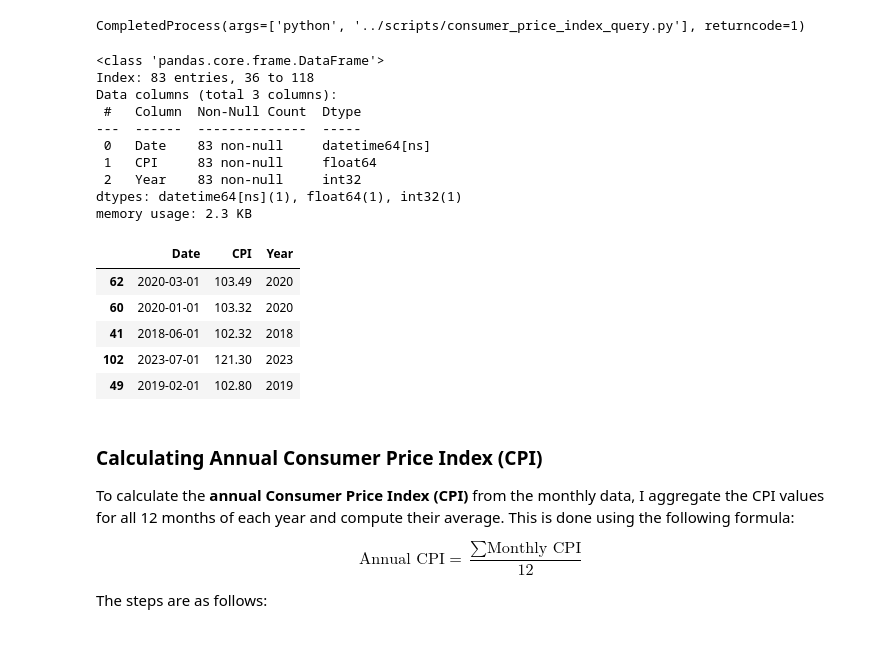
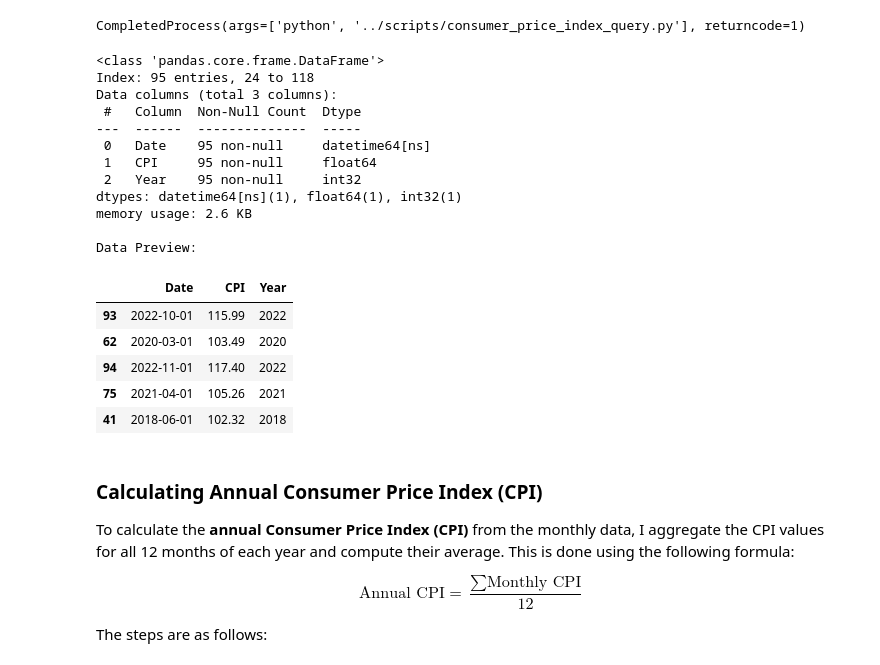
Before and after one commit to armanatory/DATA-MigriAnalysis, a Jupyter notebook: notebooks/Migri_Salary_Comparison_2018_2025.ipynb, the cells around one changed output. Cells and saved outputs as stored; diff of their text form; code cells hidden in the pictures.

```diff
--- a/notebooks/Migri_Salary_Comparison_2018_2025.ipynb
+++ b/notebooks/Migri_Salary_Comparison_2018_2025.ipynb
@@ -119,28 +119,32 @@ CompletedProcess(args=['python', '../scripts/consumer_price_index_query.py'], re
 # %%
 cpi_file_path = '../data/consumer_price_index.csv'
 cpi_df = pd.read_csv(cpi_file_path)
 cpi_df['Date'] = pd.to_datetime(cpi_df['Date'])
 cpi_df['Year'] = cpi_df['Date'].dt.year
-cpi_df = cpi_df[cpi_df['Year'] >= 2018]
+cpi_df = cpi_df[cpi_df['Year'] >= 2017]
 cpi_df.info()
+
+print("\nData Preview:")
 cpi_df.sample(5)
 # %% [output]
 <class 'pandas.core.frame.DataFrame'>
-Index: 83 entries, 36 to 118
+Index: 95 entries, 24 to 118
 Data columns (total 3 columns):
  #   Column  Non-Null Count  Dtype
 ---  ------  --------------  -----
- 0   Date    83 non-null     datetime64[ns]
- 1   CPI     83 non-null     float64
- 2   Year    83 non-null     int32
+ 0   Date    95 non-null     datetime64[ns]
+ 1   CPI     95 non-null     float64
+ 2   Year    95 non-null     int32
 dtypes: datetime64[ns](1), float64(1), int32(1)
-memory usage: 2.3 KB
+memory usage: 2.6 KB
+
+Data Preview:
 |  | Date | CPI | Year |
+| 93 | 2022-10-01 | 115.99 | 2022 |
 | 62 | 2020-03-01 | 103.49 | 2020 |
-| 60 | 2020-01-01 | 103.32 | 2020 |
+| 94 | 2022-11-01 | 117.40 | 2022 |
+| 75 | 2021-04-01 | 105.26 | 2021 |
 | 41 | 2018-06-01 | 102.32 | 2018 |
-| 102 | 2023-07-01 | 121.30 | 2023 |
-| 49 | 2019-02-01 | 102.80 | 2019 |
 # %% [markdown]
 ### Calculating Annual Consumer Price Index (CPI)
 
```
Also changed, not shown: parts of 13 cells of this notebook.
